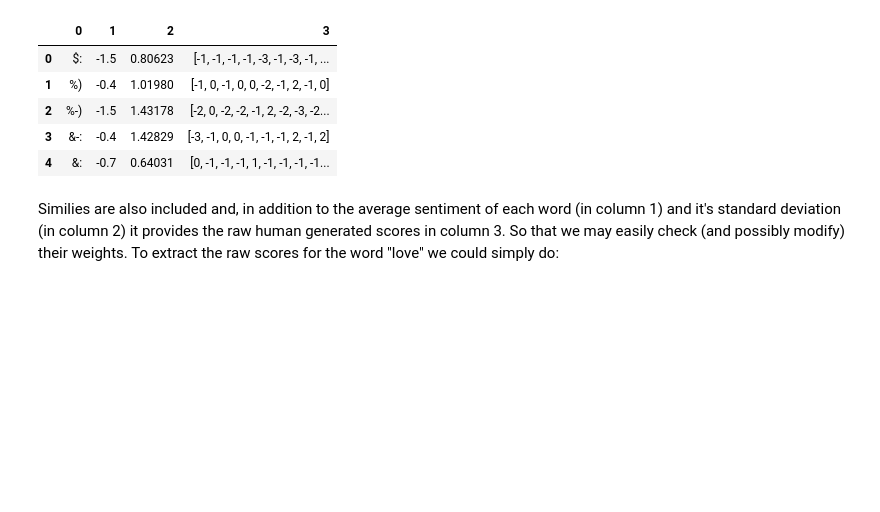
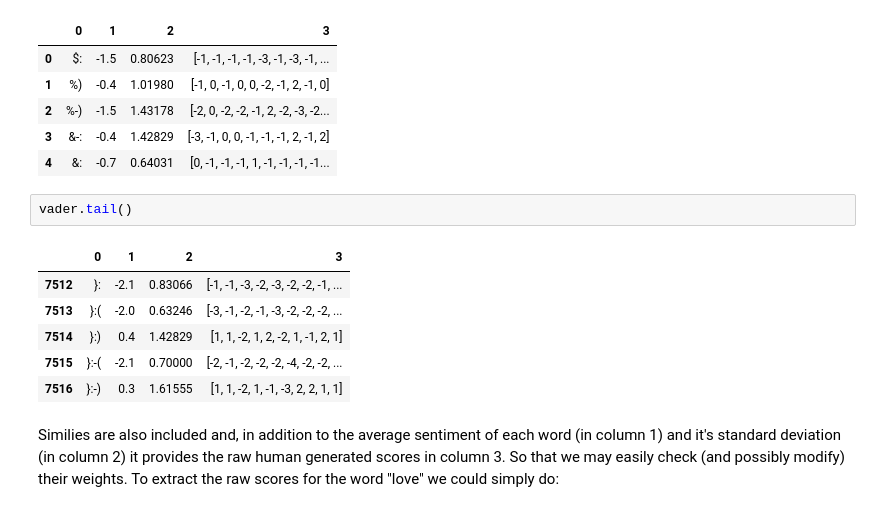
Before and after one commit to DataForScience/NLP, a Jupyter notebook: 3. Sentiment Analysis.ipynb, the cells around one changed output. Cells and saved outputs as stored; diff of their text form; blank space fills up the shorter version.

```diff
--- a/3. Sentiment Analysis.ipynb
+++ b/3. Sentiment Analysis.ipynb
@@ -242,6 +243,15 @@ vader.head()
 | 2 | %-) | -1.5 | 1.43178 | [-2, 0, -2, -2, -1, 2, -2, -3, -2... |
 | 3 | &-: | -0.4 | 1.42829 | [-3, -1, 0, 0, -1, -1, -1, 2, -1, 2] |
 | 4 | &: | -0.7 | 0.64031 | [0, -1, -1, -1, 1, -1, -1, -1, -1... |
+# %%
+vader.tail()
+# %% [output]
+|  | 0 | 1 | 2 | 3 |
+| 7512 | }: | -2.1 | 0.83066 | [-1, -1, -3, -2, -3, -2, -2, -1, ... |
+| 7513 | }:( | -2.0 | 0.63246 | [-3, -1, -2, -1, -3, -2, -2, -2, ... |
+| 7514 | }:) | 0.4 | 1.42829 | [1, 1, -2, 1, 2, -2, 1, -1, 2, 1] |
+| 7515 | }:-( | -2.1 | 0.70000 | [-2, -1, -2, -2, -2, -4, -2, -2, ... |
+| 7516 | }:-) | 0.3 | 1.61555 | [1, 1, -2, 1, -1, -3, 2, 2, 1, 1] |
 # %% [markdown]
 Similies are also included and, in addition to the average sentiment of each word (in column 1) and it's standard deviation (in column 2) it provides the raw human generated scores in column 3. So that we may easily check (and possibly modify) their weights. To extract the raw scores for the word "love" we could simply do:
 # %%
```
Also changed, not shown: parts of 6 cells of this notebook, 3 other files.
